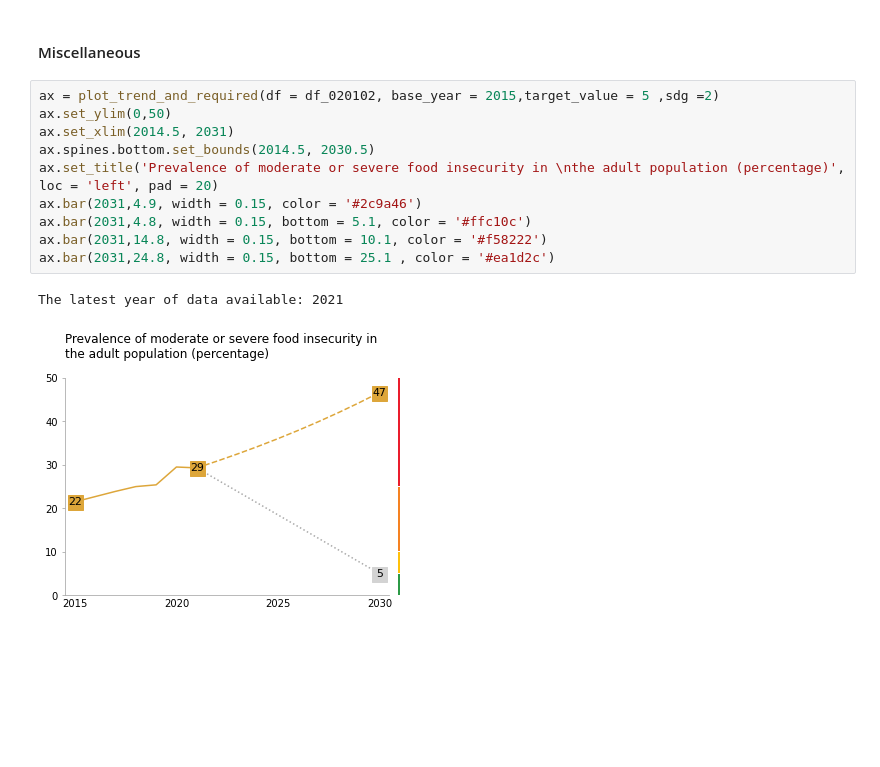
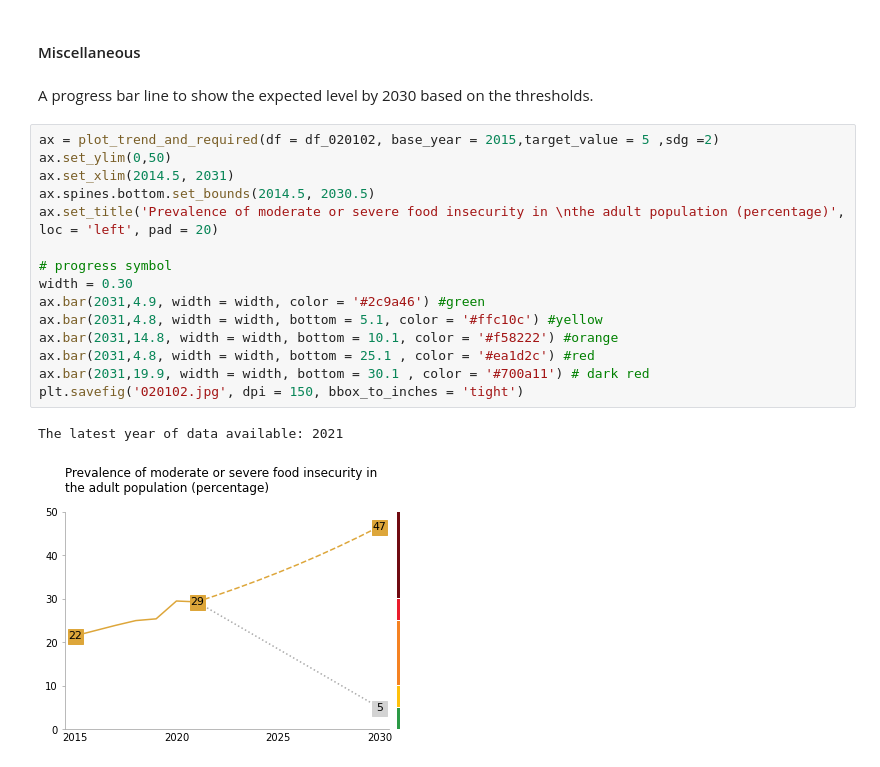
Before and after one commit to cwtravisyip/unsd_global_database, a Jupyter notebook: Mid-point_review.ipynb, the cells around one changed output. Cells and saved outputs as stored; diff of their text form; blank space fills up the shorter version.

```diff
--- a/Mid-point_review.ipynb
+++ b/Mid-point_review.ipynb
@@ -958,16 +961,23 @@ df_170803 = return_seriesCode('17.8.3')
 Invalid indicator code
 # %% [markdown]
 #### Miscellaneous
+# %% [markdown]
+A progress bar line to show the expected level by 2030 based on the thresholds.
 # %%
 ax = plot_trend_and_required(df = df_020102, base_year = 2015,target_value = 5 ,sdg =2)
 ax.set_ylim(0,50)
 ax.set_xlim(2014.5, 2031)
 ax.spines.bottom.set_bounds(2014.5, 2030.5)
 ax.set_title('Prevalence of moderate or severe food insecurity in \nthe adult population (percentage)', loc = 'left', pad = 20)
-ax.bar(2031,4.9, width = 0.15, color = '#2c9a46')
-ax.bar(2031,4.8, width = 0.15, bottom = 5.1, color = '#ffc10c')
-ax.bar(2031,14.8, width = 0.15, bottom = 10.1, color = '#f58222')
-ax.bar(2031,24.8, width = 0.15, bottom = 25.1 , color = '#ea1d2c')
+
+# progress symbol
+width = 0.30
+ax.bar(2031,4.9, width = width, color = '#2c9a46') #green
+ax.bar(2031,4.8, width = width, bottom = 5.1, color = '#ffc10c') #yellow
+ax.bar(2031,14.8, width = width, bottom = 10.1, color = '#f58222') #orange
+ax.bar(2031,4.8, width = width, bottom = 25.1 , color = '#ea1d2c') #red
+ax.bar(2031,19.9, width = width, bottom = 30.1 , color = '#700a11') # dark red
+plt.savefig('020102.jpg', dpi = 150, bbox_to_inches = 'tight')
 # %% [output]
 The latest year of data available: 2021
-[figure, old version]
+[figure, new version]
```
Also changed, not shown: parts of 2 cells of this notebook.
